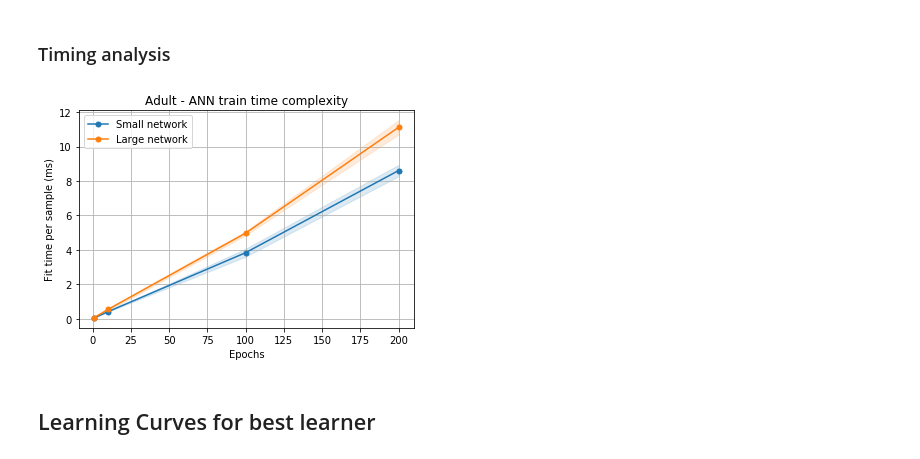
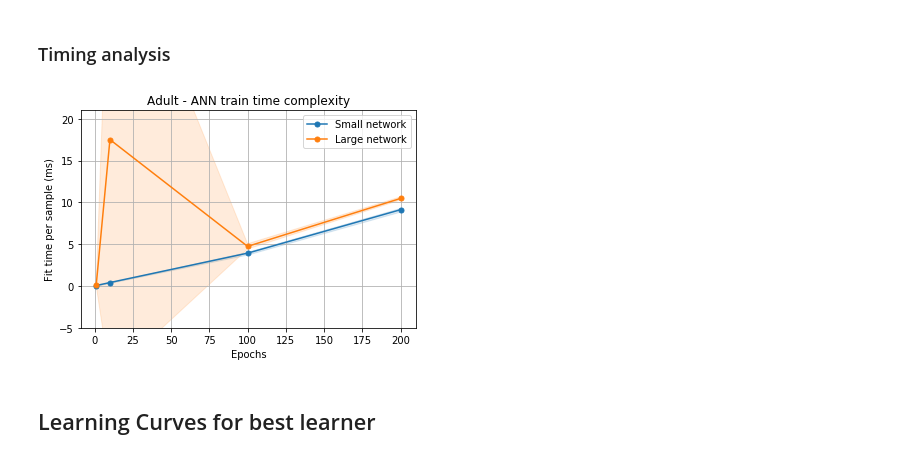
Before and after one commit to haniahhaq/CS7641-assignment-1, a Jupyter notebook: nb_adult_ann.ipynb, the cells around one changed output. Drawn from its saved outputs; the diff is of its cells as text; code cells hidden in the pictures.

```diff
--- a/nb_adult_ann.ipynb
+++ b/nb_adult_ann.ipynb
@@ -96,15 +95,15 @@ clf = KerasClassifier(build_fn=build_keras_clf, verbose=0)
 # %%
 layer_sizes = [
     (10,10),
-    (50,50),
+#     (50,50),
     (100,100),
 ]
 
 param_grid = {
     'hidden_layer_sizes': layer_sizes,
-    'learning_rate_init': [0.01, .1, .2],
-    'momentum': [0.7, 0.8, 0.9],
-    'epochs': [10, 100, 200]
+#     'learning_rate_init': [0.01, .1, .2],
+#     'momentum': [0.7, 0.8, 0.9],
+    'epochs': [1, 10, 100, 200]
 }
 # %%
 grid_search = GridSearchCV(
@@ -125,7 +144,8 @@ AttributeError: 'GridSearchCV' object has no attribute 'cv_results_'
 # %% [markdown]
 ### Model Complexity Analysis
 # %%
-# res = load_best_search(dataset, learner_type)
+# res = grid_search.cv_results_
+res = load_best_search(dataset, learner_type)
 res_df = scikit_cv_result_to_df(res)
 res_df.sort_values(by='rank_test_score').head(10)
 # %% [output]
@@ -144,4 +164,4 @@ Returning results for the highest-scoring-file: 0.779_adult_ANN_2018-09-19_07-29
 # %%
-# small_network = res_df.xs((10,10), level='hidden_layer_sizes')
-# large_network = res_df.xs((100,100), level='hidden_layer_sizes')
+small_network = res_df.xs((10,10), level='hidden_layer_sizes')
+large_network = res_df.xs((100,100), level='hidden_layer_sizes')
 # %%
@@ -161,30 +181,31 @@ Returning results for the highest-scoring-file: 0.779_adult_ANN_2018-09-19_07-29
 # %% [markdown]
 ### Timing analysis
 # %%
-# means = [small_network['mean_fit_time'], large_network['mean_fit_time']]
-# stds = [small_network['std_fit_time'], large_network['std_fit_time']]
-# labels = ['Small network', 'Large network']
+means = [small_network['mean_fit_time'], large_network['mean_fit_time']]
+stds = [small_network['std_fit_time'], large_network['std_fit_time']]
+labels = ['Small network', 'Large network']
 
-# # Calculate per-sample mean
-# n_samples = X_train_scaled.shape[0] * 3/4 # three-quarters of dataset was fit for 4-fold validation
-# # convert to milliseconds
-# means_per_samp = [mean / n_samples * 1000 for mean in means]
-# stds_per_samp = [std / n_samples * 1000 for std in stds]
+# Calculate per-sample mean
+n_samples = X_train_scaled.shape[0] * 3/4 # three-quarters of dataset was fit for 4-fold validation
+# convert to milliseconds
+means_per_samp = [mean / n_samples * 1000 for mean in means]
+stds_per_samp = [std / n_samples * 1000 for std in stds]
 
-# plot_means_w_stds(
-#     means_per_samp,
-#     stds_per_samp,
-#     param_grid['epochs'],
-#     series_labels=labels,
-#     title='Adult - ANN train time complexity',
-#     legend_kwargs={'loc': 'best'},
-#     ylabel='Fit time per sample (ms)',
-#     xlabel='Epochs',
-#     linestyles=['-']*2,
-# #     fig_kwargs={'figsize': (10,6)},
-# )
+plot_means_w_stds(
+    means_per_samp,
+    stds_per_samp,
+    param_grid['epochs'],
+    series_labels=labels,
+    title='Adult - ANN train time complexity',
+    legend_kwargs={'loc': 'best'},
+    ylabel='Fit time per sample (ms)',
+    xlabel='Epochs',
+    linestyles=['-']*2,
+    ylim=[-5, 21]
+#     fig_kwargs={'figsize': (10,6)},
+)
 # %% [output]
-[figure, old version]
+[figure, new version]
 # %% [markdown]
 ## Learning Curves for best learner
 # %% [markdown]
```
Also changed, not shown: parts of 11 cells of this notebook, 5 other files.
